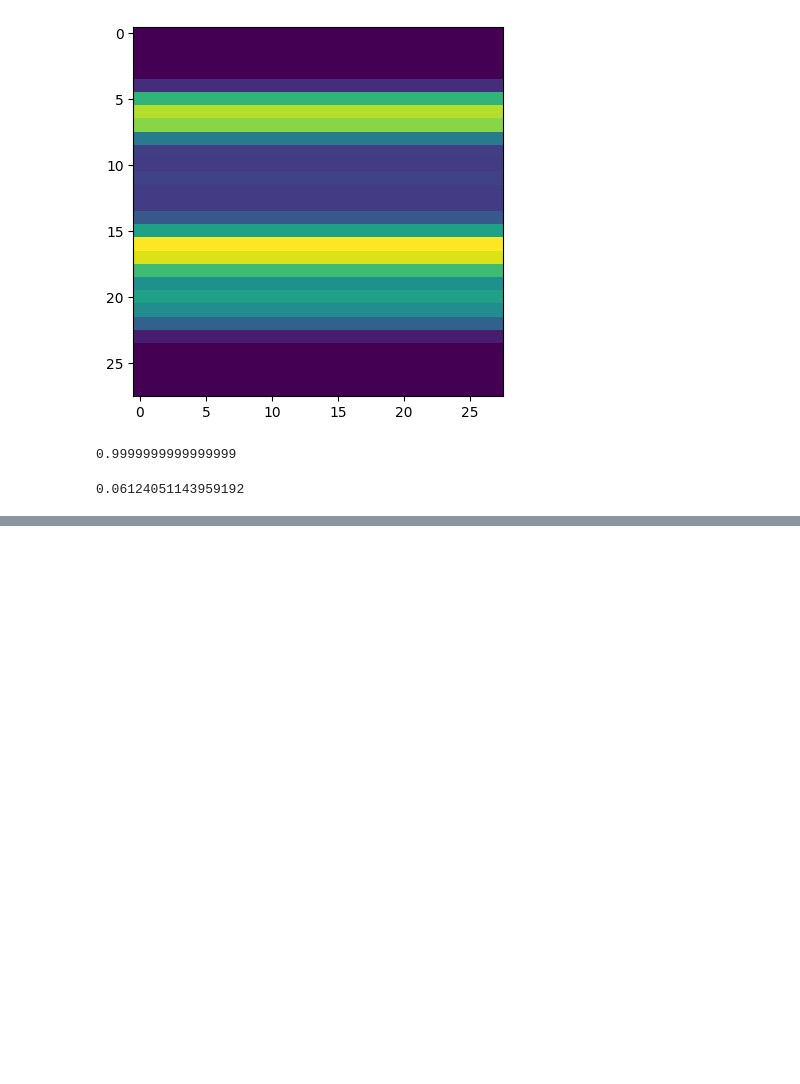
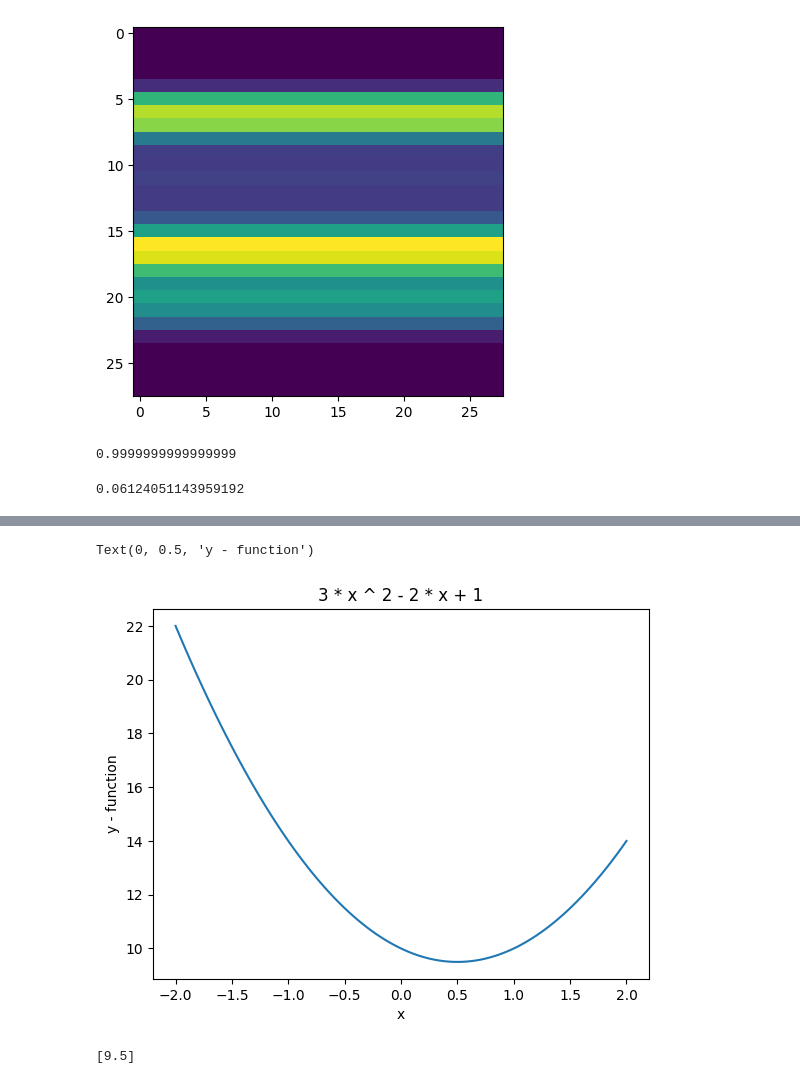
Before and after one commit to jakub-braja/Podstawy-uczenia-maszynowego, a Jupyter notebook: Zajecia_5.ipynb, the cells around one changed output, grey strips where cells are left out. Saved outputs shown, nothing was run; the diff lists cells and outputs as text; code cells hidden in the pictures; blank space fills up the shorter version.

```diff
--- a/Zajecia_5.ipynb
+++ b/Zajecia_5.ipynb
@@ -324,0 +357,25 @@ cos_ten(vec_8, vec_8_neg)
+# %%
+from scipy.optimize import minimize_scalar
+
+def f_p(x):
+    return 2 * x **2 - 2 * x + 10
+
+x = np.linspace(-2,2,100)
+
+plt.plot(x, f_p(x))
+plt.title('3 * x ^ 2 - 2 * x + 1')
+plt.xlabel('x')
+plt.ylabel('y - function')
+# %% [output]
+Text(0, 0.5, 'y - function')
+[figure, added]
+# %%
+# result = minimize_scalar(f_p, bounds = (-2,2), method = 'bounded')
+result = minimize(f_p, x0 = 50)
+
+
+
+# print(f_p(result.x))
+print(f_p(result.x))
+# %% [output]
+[9.5]
```
Also changed, not shown: parts of 9 cells of this notebook.
